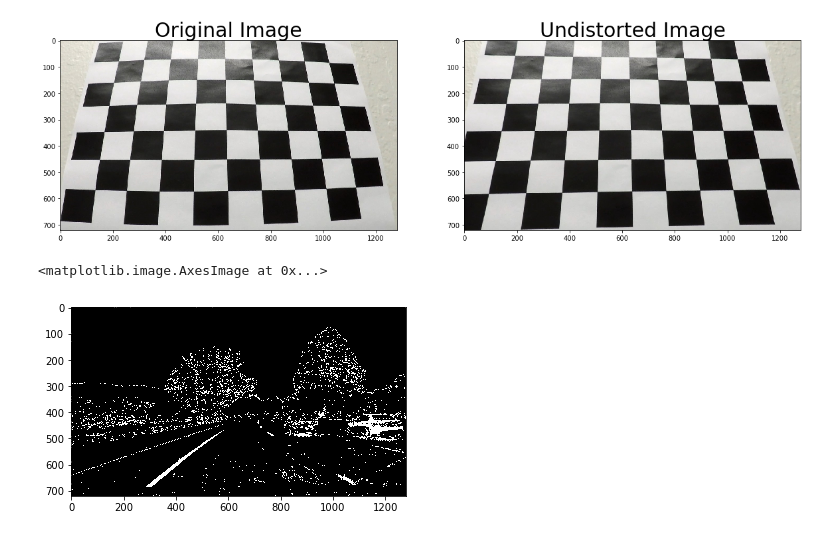
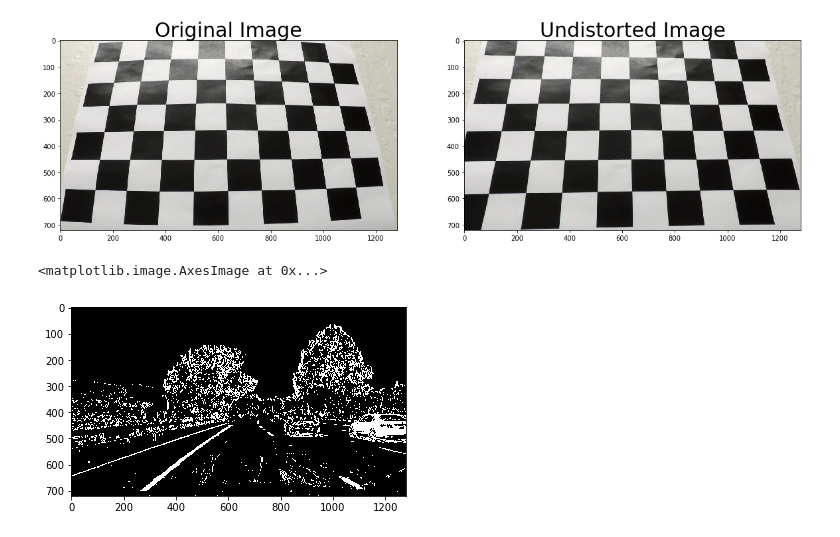
Before and after one commit to enricooliva/CarND-Advanced-Lane-Finding, a Jupyter notebook: calibration.ipynb, the cells around one changed output. Drawn from its saved outputs; the diff is of its cells as text; code cells hidden in the pictures.

```diff
--- a/calibration.ipynb
+++ b/calibration.ipynb
@@ -417,18 +563,31 @@ ax2.set_title('Undistorted Image', fontsize=30)
 <matplotlib.text.Text at 0x...>
 [figure]
 # %%
-image = mpimg.imread('./test_images/test1.jpg')
-combined = combine_grad_thresh(image)
-hls = hls_saturation(image, thresh=(160,255))
+image1 = mpimg.imread('./test_images/test1.jpg')
+image = cal_undistort(image1, objpoints, imgpoints)
+
+gray = cv2.cvtColor(image, cv2.COLOR_RGB2GRAY)
+
+
+binary = np.zeros_like(gray)
+binary[(gray > 180) & (gray <= 255)] = 1
+
+
+
+gradx = abs_sobel_thresh(image, orient='x', sobel_kernel=9, thresh=(20, 100))
+s_binary = hls_saturation(image, thresh=(170,255))
+r_binary = rgb_channel_r(image, thresh=(220,255))
+
+#plt.imshow(r_binary,cmap = 'gray')
 
 # Combine the two binary thresholds
-combined_binary = np.zeros_like(combined)
-combined_binary[(hls > 0) | (combined > 0)] = 1
+combined_binary = np.zeros_like(gradx)
+combined_binary[(s_binary == 1) | (gradx == 1) | (r_binary == 1)] = 1
 
 plt.imshow(combined_binary, cmap='gray')
 # %% [output]
 <matplotlib.image.AxesImage at 0x...>
-[figure, old version]
+[figure, new version]
 # %%
 
 ### Import everything needed to edit/save/watch video clips
```
Also changed, not shown: parts of 7 cells of this notebook, 1 other file.
